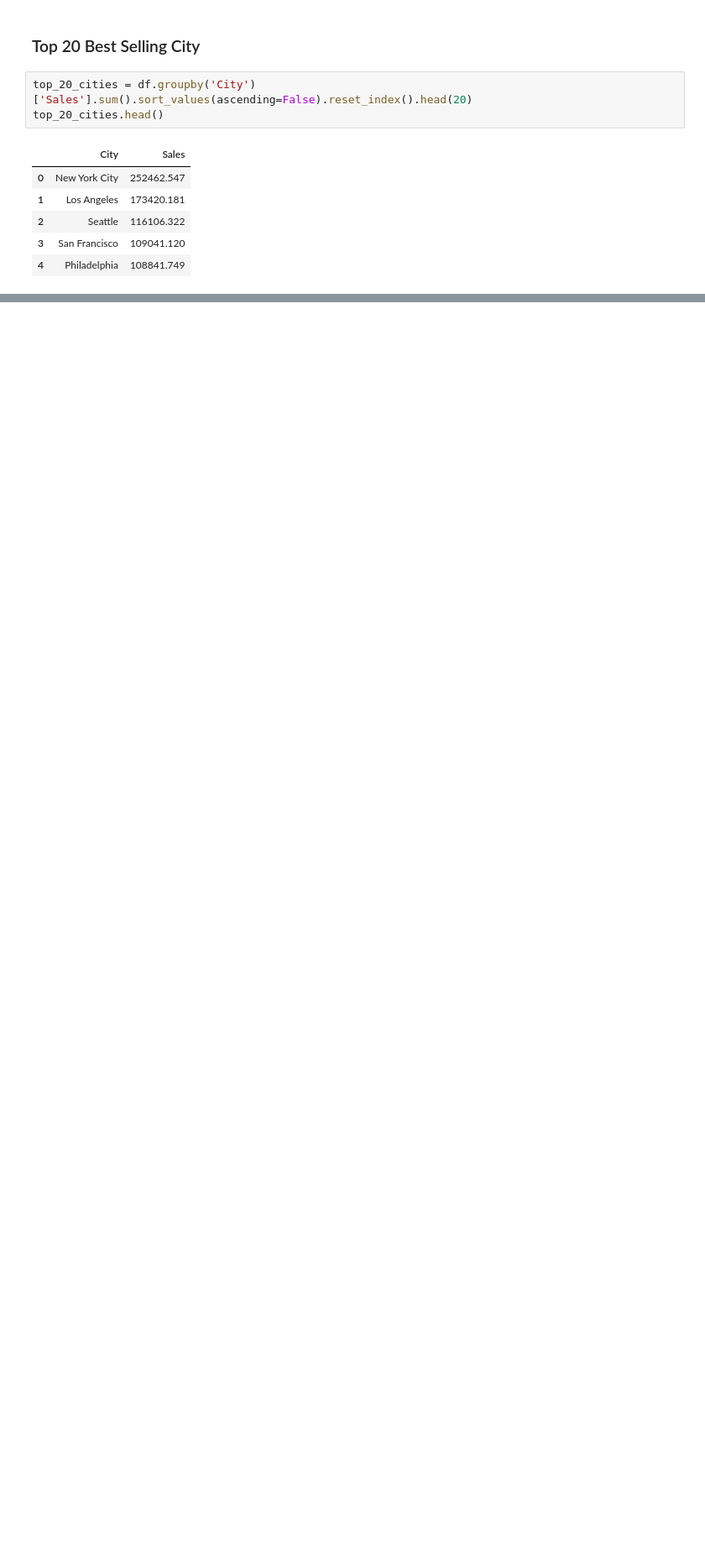
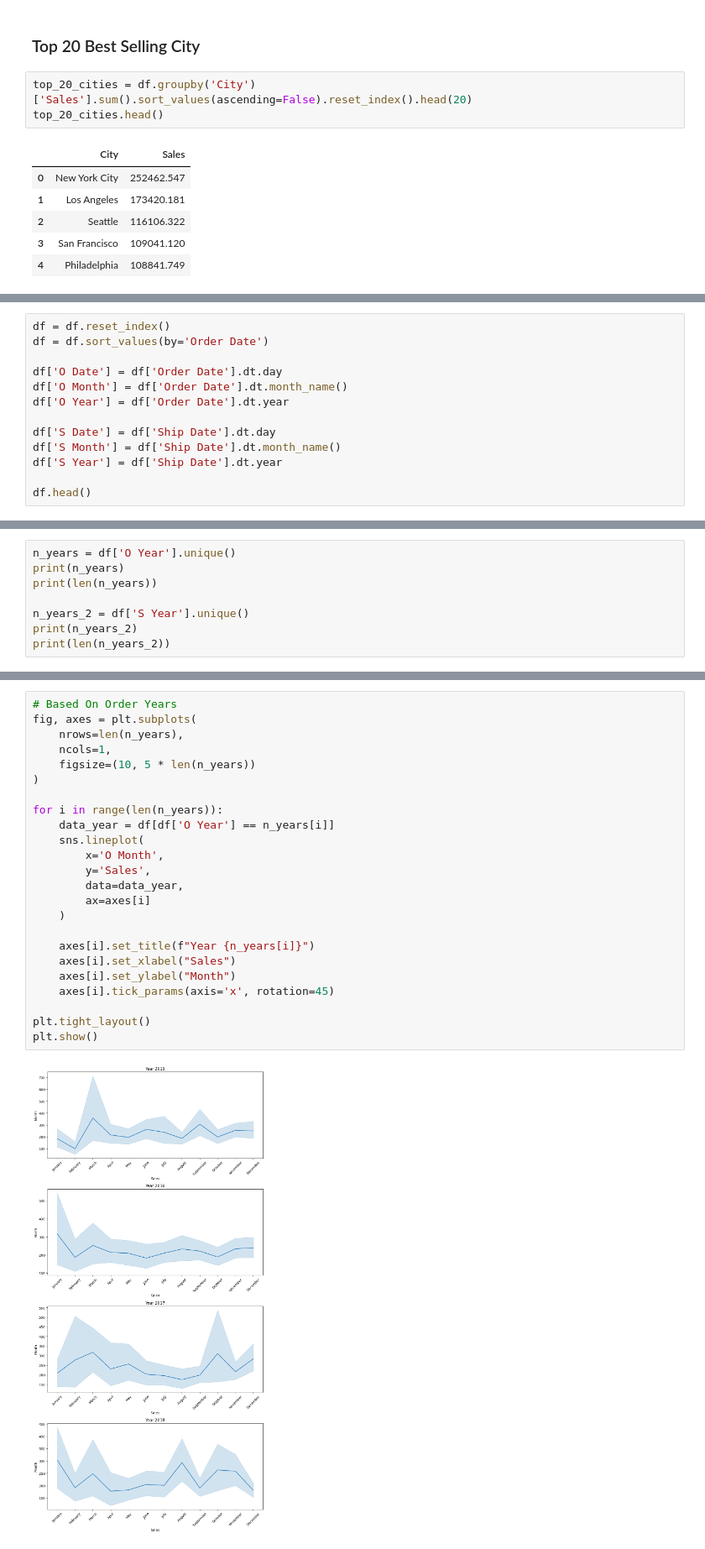
Before and after one commit to MomorioUHT/ExploratoryDataAnalysis, a Jupyter notebook: SalesExploratoryAnalysis.ipynb, the cells around one changed output, grey strips where cells are left out. Shown: that part at 84% size. Saved outputs shown, nothing was run; the diff lists cells and outputs as text; blank space fills up the shorter version.

```diff
--- a/SalesExploratoryAnalysis.ipynb
+++ b/SalesExploratoryAnalysis.ipynb
@@ -217,0 +220,13 @@ plt.show()
+# %%
+df = df.reset_index()
+df = df.sort_values(by='Order Date')
+
+df['O Date'] = df['Order Date'].dt.day
+df['O Month'] = df['Order Date'].dt.month_name()
+df['O Year'] = df['Order Date'].dt.year
+
+df['S Date'] = df['Ship Date'].dt.day
+df['S Month'] = df['Ship Date'].dt.month_name()
+df['S Year'] = df['Ship Date'].dt.year
+
+df.head()
@@ -217,0 +243,8 @@ plt.show()
+# %%
+n_years = df['O Year'].unique()
+print(n_years)
+print(len(n_years))
+
+n_years_2 = df['S Year'].unique()
+print(n_years_2)
+print(len(n_years_2))
@@ -217,0 +256,26 @@ plt.show()
+# %%
+# Based On Order Years
+fig, axes = plt.subplots(
+    nrows=len(n_years),
+    ncols=1,
+    figsize=(10, 5 * len(n_years))
+)
+
+for i in range(len(n_years)):
+    data_year = df[df['O Year'] == n_years[i]]
+    sns.lineplot(
+        x='O Month',
+        y='Sales',
+        data=data_year,
+        ax=axes[i]
+    )
+
+    axes[i].set_title(f"Year {n_years[i]}")
+    axes[i].set_xlabel("Sales")
+    axes[i].set_ylabel("Month")
+    axes[i].tick_params(axis='x', rotation=45)
+
+plt.tight_layout()
+plt.show()
+# %% [output]
+[figure, added]
```
Also changed, not shown: parts of 8 cells of this notebook.
